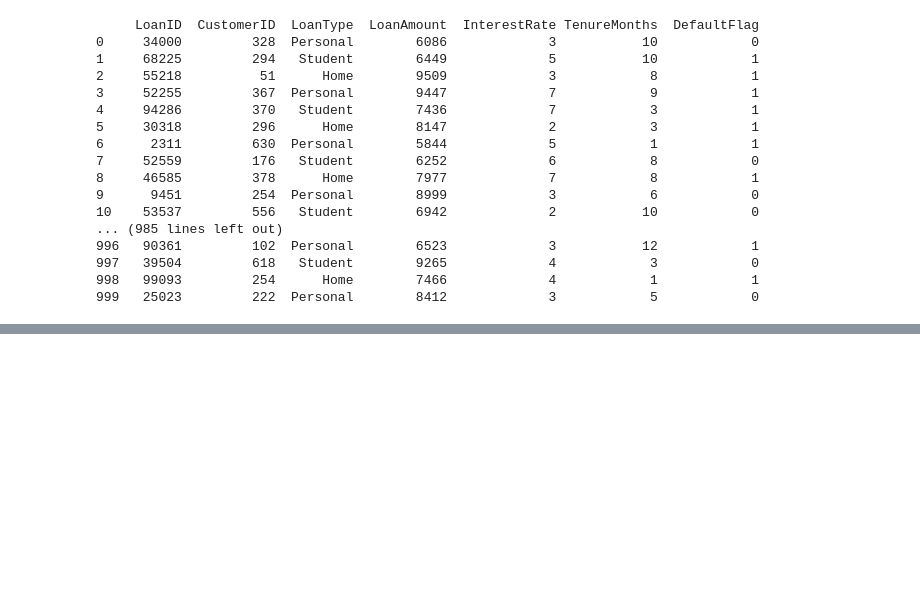
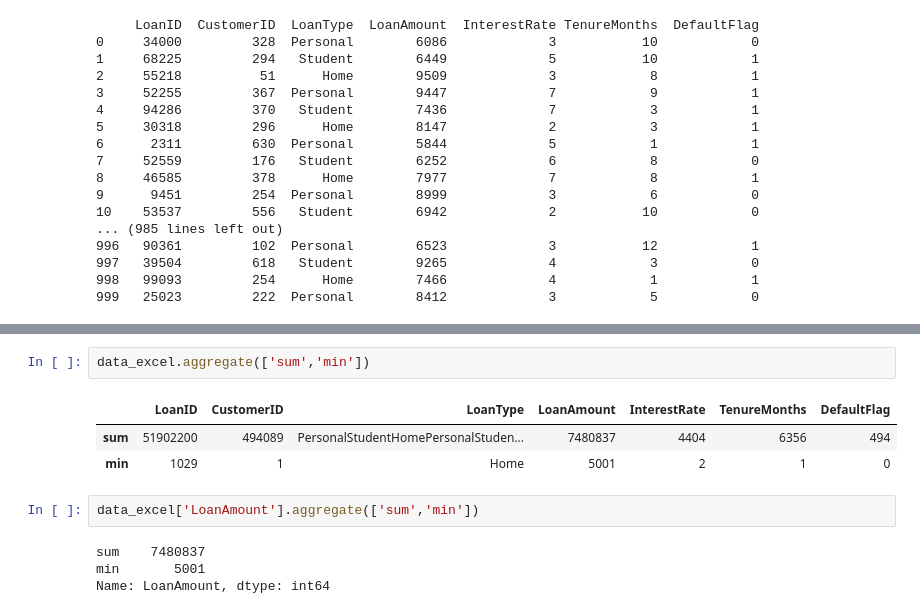
Before and after one commit to amitkumarpandit245/PythonForDataScienceAndMachineLearning, a Jupyter notebook: Python For Data Engineer/pandas.ipynb, the cells around one changed output, grey strips where cells are left out. Saved outputs shown, nothing was run; the diff lists cells and outputs as text; blank space fills up the shorter version.

```diff
--- a/Python For Data Engineer/pandas.ipynb
+++ b/Python For Data Engineer/pandas.ipynb
@@ -173,0 +175,12 @@ print(data_excel.to_string())
+# %%
+data_excel.aggregate(['sum','min'])
+# %% [output]
+|  | LoanID | CustomerID | LoanType | LoanAmount | InterestRate | TenureMonths | DefaultFlag |
+| sum | 51902200 | 494089 | PersonalStudentHomePersonalStuden... | 7480837 | 4404 | 6356 | 494 |
+| min | 1029 | 1 | Home | 5001 | 2 | 1 | 0 |
+# %%
+data_excel['LoanAmount'].aggregate(['sum','min'])
+# %% [output]
+sum    7480837
+min       5001
+Name: LoanAmount, dtype: int64
```
Also changed, not shown: parts of 8 cells of this notebook, 5 other files.
